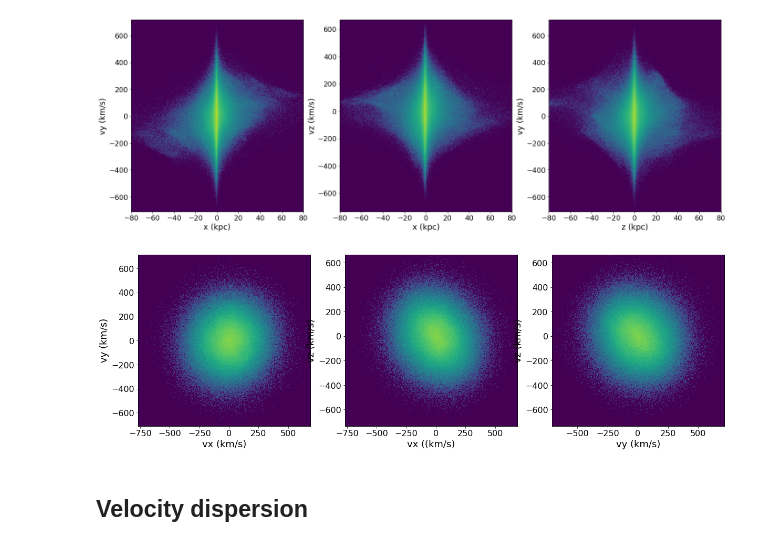
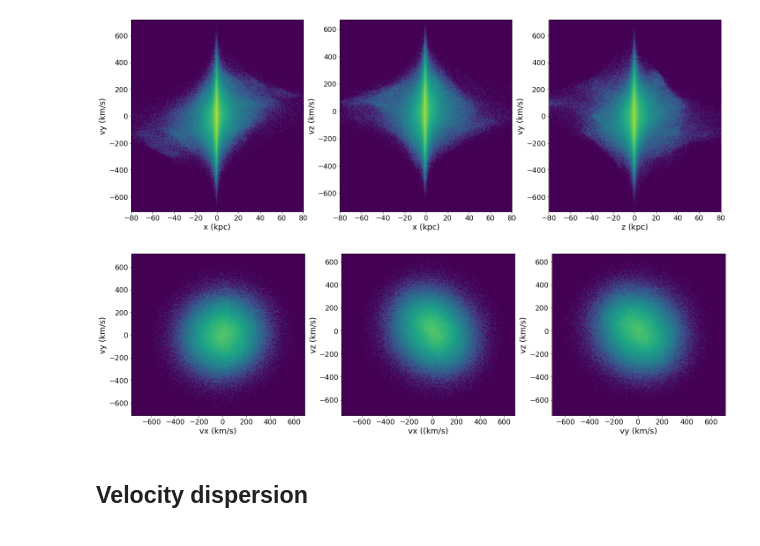
Before and after one commit to colinleach/400B_Leach, a Jupyter notebook: Project/notebooks/Remnant.ipynb, the cells around one changed output. Drawn from its saved outputs; the diff is of its cells as text; code cells hidden in the pictures.

```diff
--- a/Project/notebooks/Remnant.ipynb
+++ b/Project/notebooks/Remnant.ipynb
@@ -221,35 +220,36 @@ fontsize = 18 # for labels
 
 # left plot x-vy
 ax0 = fig.add_subplot(1, 3, 1, projection='scatter_density')
 ax0.scatter_density(vxyz_rot[0], vxyz_rot[1], norm=norm)
 
 # ax0.set_xlim(-lim, lim)
 # ax0.set_ylim(-lim, lim)
 
 ax0.set_xlabel('vx (km/s)', fontsize=fontsize)
 ax0.set_ylabel('vy (km/s)', fontsize=fontsize)
 
 # mid plot x-vz
 ax1 = fig.add_subplot(1, 3, 2, projection='scatter_density')
 ax1.scatter_density(vxyz_rot[0], vxyz_rot[2], norm=norm)
 
 # ax1.set_xlim(-lim, lim)
 # ax1.set_ylim(-lim, lim)
 
 ax1.set_xlabel('vx ((km/s)', fontsize=fontsize)
 ax1.set_ylabel('vz (km/s)', fontsize=fontsize);
 
 # right plot z-vy
 ax1 = fig.add_subplot(1, 3, 3, projection='scatter_density')
 ax1.scatter_density(vxyz_rot[1], vxyz_rot[2], norm=norm)
 
 # ax1.set_xlim(-lim, lim)
 # ax1.set_ylim(-lim, lim)
 
 ax1.set_xlabel('vy (km/s)', fontsize=fontsize)
-ax1.set_ylabel('vz (km/s)', fontsize=fontsize);
+ax1.set_ylabel('vz (km/s)', fontsize=fontsize)
+plt.tight_layout();
 # %% [output]
-[figure, old version]
+[figure, new version]
 # %% [markdown]
 ## Velocity dispersion
 # %% [markdown]
```
Also changed, not shown: parts of 5 cells of this notebook, 6 other files.
